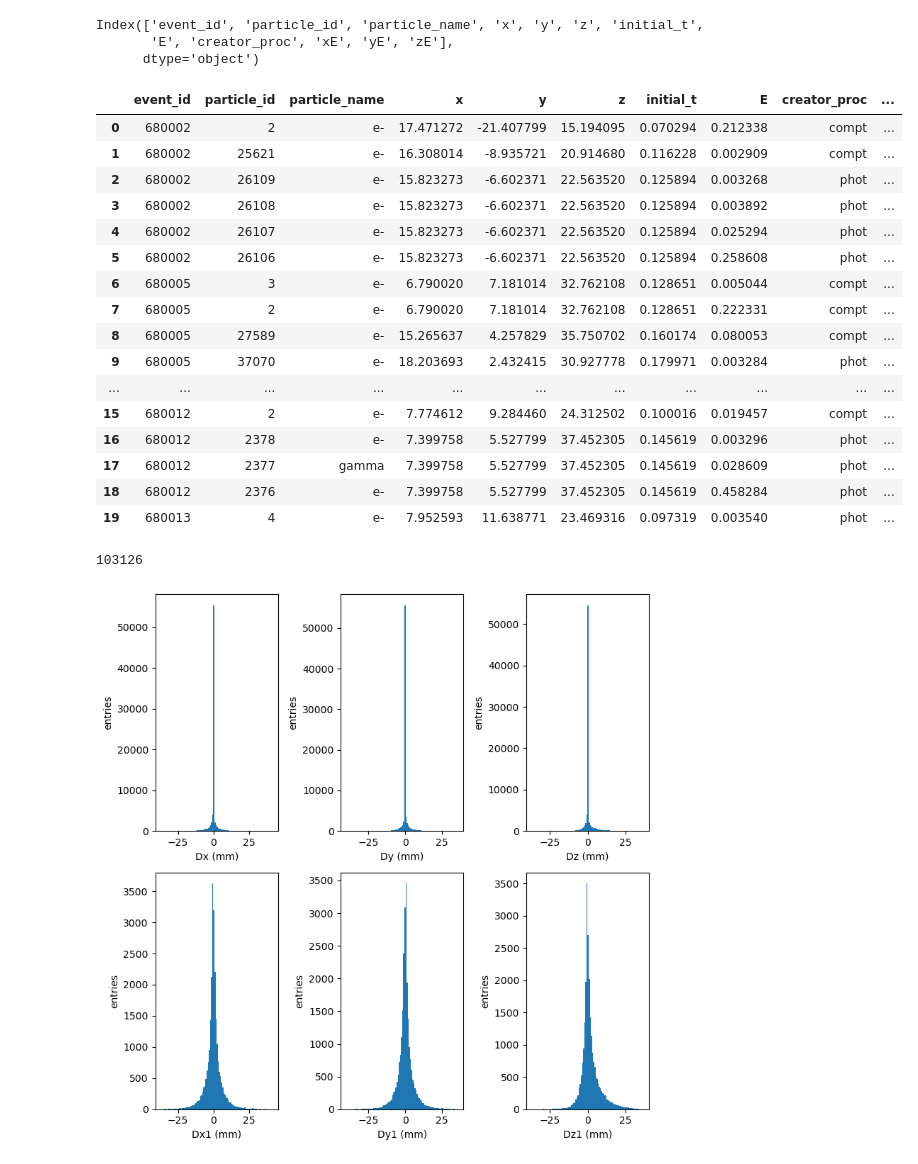
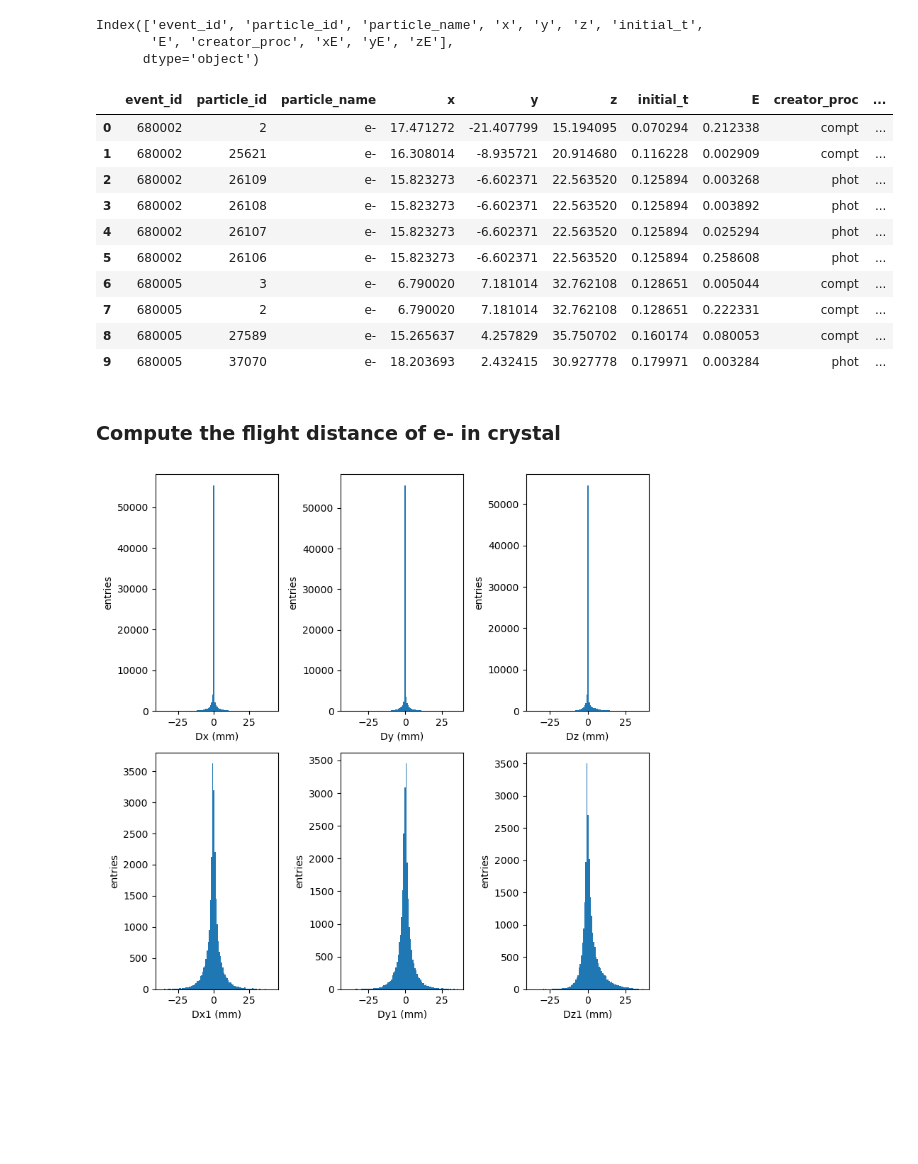
Before and after one commit to jjgomezcadenas/pymono, a Jupyter notebook: notebooks/cnnStudyApril2024/SelectMonolithicCsI.ipynb, the cells around one changed output. Cells and saved outputs as stored; diff of their text form; code cells hidden in the pictures; blank space fills up the shorter version.

Commit message:
Upload notebook with final selection of gammas. Recover code.

```diff
--- a/notebooks/cnnStudyApril2024/SelectMonolithicCsI.ipynb
+++ b/notebooks/cnnStudyApril2024/SelectMonolithicCsI.ipynb
@@ -192,6 +180,14 @@ def compute_xyz(file_paths, start=0, end=10, eth=0.001, lmax=45, sx=6,sy=6,sz=6,
     return XYZ
 # %%
 def filter_df(file_paths, start=0, end=10, eth=0.001, lmax=60, prnt=10):
+    """
+    Filter and reduce the DF
+    1. Select events in which gammas interact in crystal
+    2. Remove primary gammas
+    3. Impose threshold in energy and length
+    4. Drop columns not needed, create columns needed for barycenter and rename fields
+    5. Concat files
+    """
 
     DF =[]
     start_time = time.time()
@@ -457,4 +587,4 @@ MCrst(xmin=-23.0, xmax=23.0, dx=46.0, ymin=-23.0, ymax=23.0, dy=46.0, zmin=13.0,
 # %%
-gdf = filter_df(file_paths, start=0, end=5, eth=0.001, lmax=50, prnt=1)
+gdf = filter_df(file_paths, start=0, end=5, eth=0.001, lmax=50, prnt=5)
 # %% [output]
 Reading data frame 0
@@ -481,26 +603,16 @@ Index(['event_id', 'particle_id', 'particle_name', 'x', 'y', 'z', 'initial_t',
        'E', 'creator_proc', 'xE', 'yE', 'zE'],
       dtype='object')
 # %%
-gdf.head(20)
+gdf.head(10)
 # %% [output]
 |  | event_id | particle_id | particle_name | x | y | z | initial_t | E | creator_proc | ... |
 | 0 | 680002 | 2 | e- | 17.471272 | -21.407799 | 15.194095 | 0.070294 | 0.212338 | compt | ... |
 | 1 | 680002 | 25621 | e- | 16.308014 | -8.935721 | 20.914680 | 0.116228 | 0.002909 | compt | ... |
 | 2 | 680002 | 26109 | e- | 15.823273 | -6.602371 | 22.563520 | 0.125894 | 0.003268 | phot | ... |
 | 3 | 680002 | 26108 | e- | 15.823273 | -6.602371 | 22.563520 | 0.125894 | 0.003892 | phot | ... |
 | 4 | 680002 | 26107 | e- | 15.823273 | -6.602371 | 22.563520 | 0.125894 | 0.025294 | phot | ... |
 | 5 | 680002 | 26106 | e- | 15.823273 | -6.602371 | 22.563520 | 0.125894 | 0.258608 | phot | ... |
 | 6 | 680005 | 3 | e- | 6.790020 | 7.181014 | 32.762108 | 0.128651 | 0.005044 | compt | ... |
 | 7 | 680005 | 2 | e- | 6.790020 | 7.181014 | 32.762108 | 0.128651 | 0.222331 | compt | ... |
 | 8 | 680005 | 27589 | e- | 15.265637 | 4.257829 | 35.750702 | 0.160174 | 0.080053 | compt | ... |
 | 9 | 680005 | 37070 | e- | 18.203693 | 2.432415 | 30.927778 | 0.179971 | 0.003284 | phot | ... |
-| ... | ... | ... | ... | ... | ... | ... | ... | ... | ... | ... |
-| 15 | 680012 | 2 | e- | 7.774612 | 9.284460 | 24.312502 | 0.100016 | 0.019457 | compt | ... |
-| 16 | 680012 | 2378 | e- | 7.399758 | 5.527799 | 37.452305 | 0.145619 | 0.003296 | phot | ... |
-| 17 | 680012 | 2377 | gamma | 7.399758 | 5.527799 | 37.452305 | 0.145619 | 0.028609 | phot | ... |
-| 18 | 680012 | 2376 | e- | 7.399758 | 5.527799 | 37.452305 | 0.145619 | 0.458284 | phot | ... |
-| 19 | 680013 | 4 | e- | 7.952593 | 11.638771 | 23.469316 | 0.097319 | 0.003540 | phot | ... |
-# %%
-len(gdf)
-# %% [output]
-103126
@@ -522,2 +619,4 @@ def compute_deltas(df):
+# %% [markdown]
+### Compute the flight distance of e- in crystal
 # %%
 DX,DY,DZ = compute_deltas(gdf)
```
Also changed, not shown: parts of 66 cells of this notebook, 3 other files.
